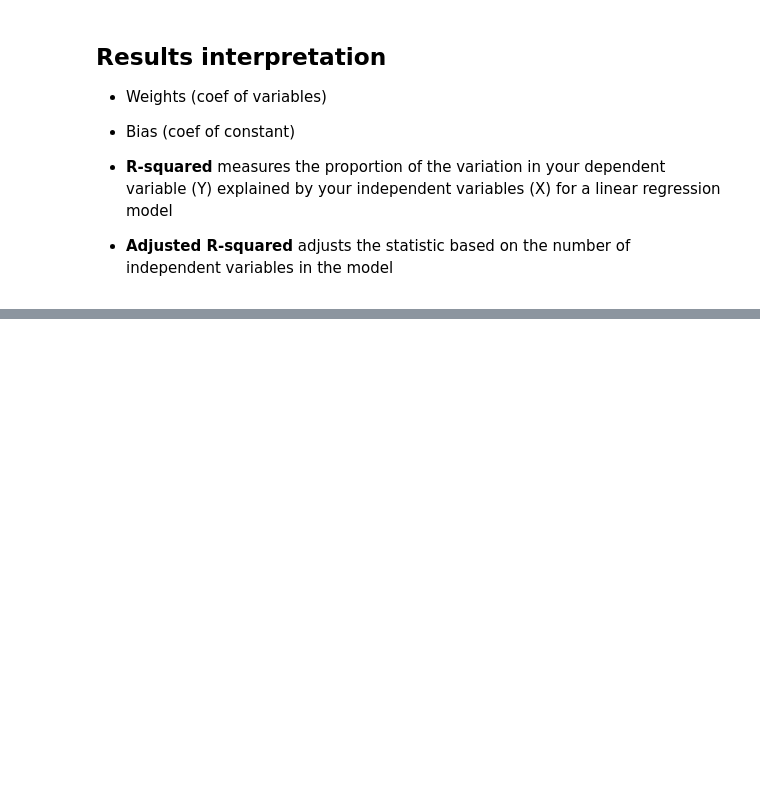
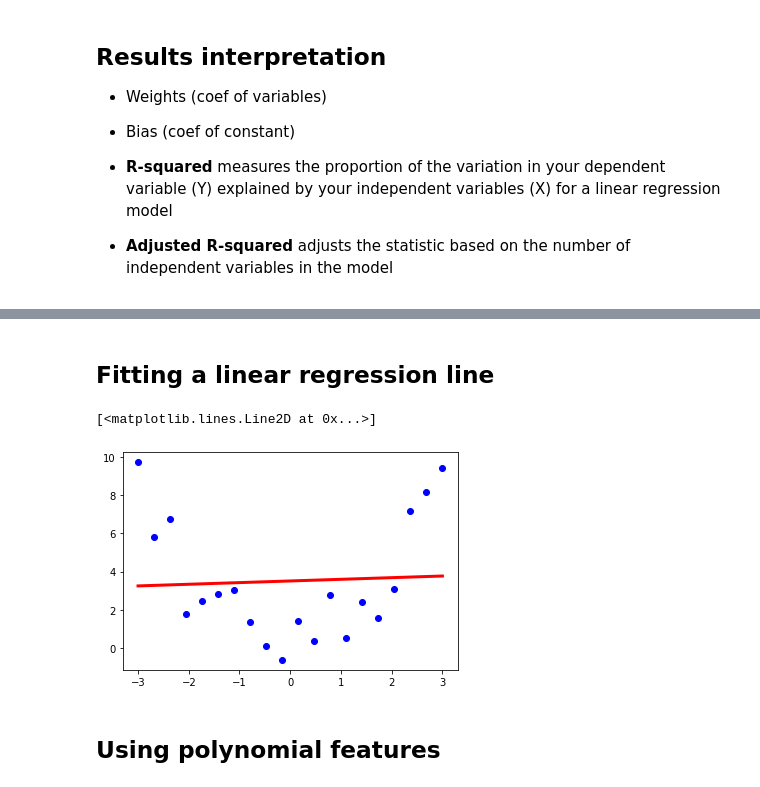
Before and after one commit to sedv8808/LighthouseLabs, a Jupyter notebook: W04D3/W04D3_intro_to_ml_and_lr.ipynb, the cells around one changed output, grey strips where cells are left out. Drawn from its saved outputs; the diff is of its cells as text; code cells hidden in the pictures; blank space fills up the shorter version.

```diff
--- a/W04D3/W04D3_intro_to_ml_and_lr.ipynb
+++ b/W04D3/W04D3_intro_to_ml_and_lr.ipynb
@@ -398,0 +485,14 @@ lr.score(X_test, y_test)
+# %% [markdown]
+## Fitting a linear regression line
+# %%
+lr = LinearRegression()
+lr.fit(X,y)
+preds = lr.predict(X)
+
+plt.scatter(X, y, color='blue')
+plt.plot(X, preds, color='red', linewidth=3)
+# %% [output]
+[<matplotlib.lines.Line2D at 0x...>]
+[figure, added]
+# %% [markdown]
+## Using polynomial features
```
Also changed, not shown: parts of 30 cells of this notebook.
